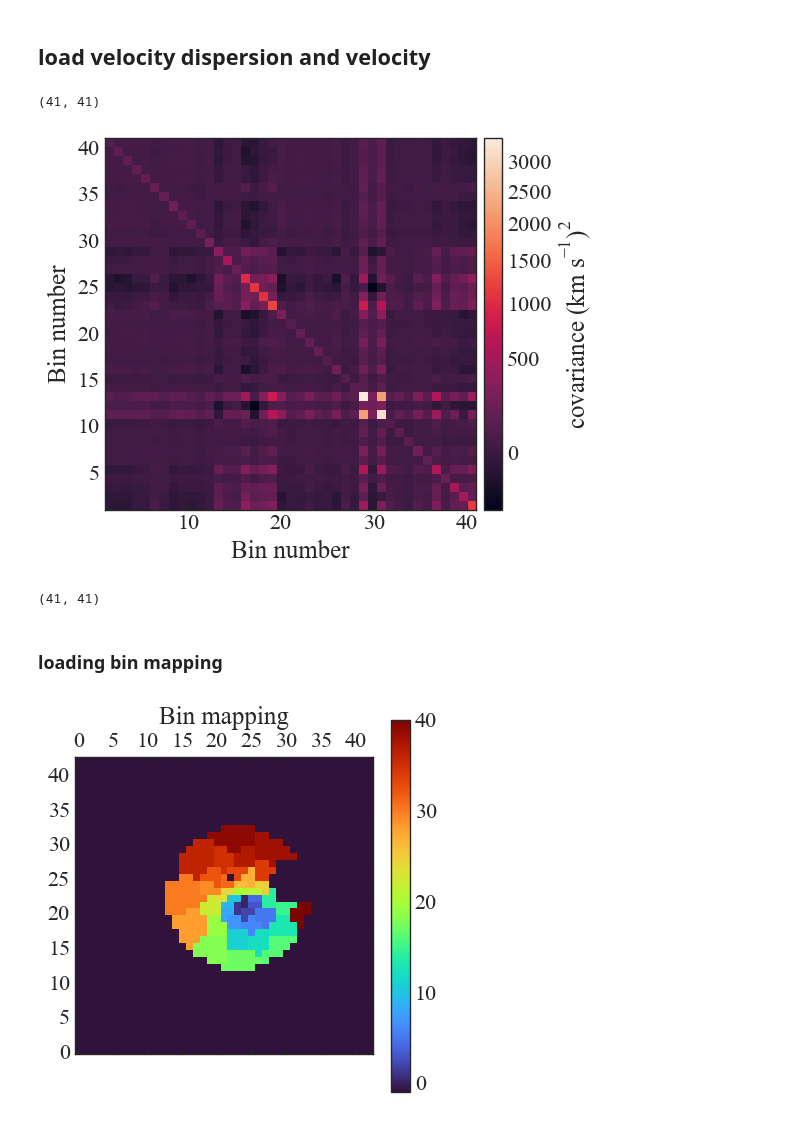
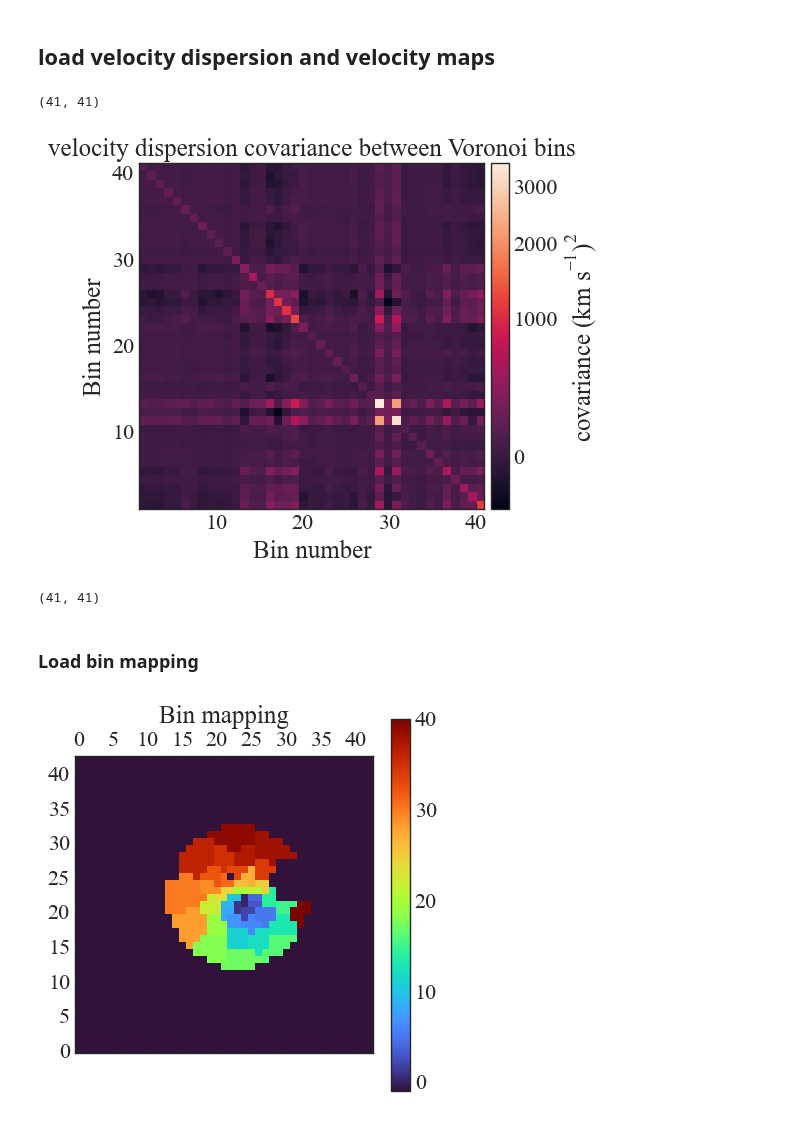
Before and after one commit to TDCOSMO/RXJ1131_KCWI, a Jupyter notebook: Plot kinematic maps, get oblateness probability, radial profile.ipynb, the cells around one changed output. Cells and saved outputs as stored; diff of their text form; code cells hidden in the pictures.

```diff
--- a/Plot kinematic maps, get oblateness probability, radial profile.ipynb
+++ b/Plot kinematic maps, get oblateness probability, radial profile.ipynb
@@ -6,7 +6,7 @@ from tqdm import tqdm_notebook
 from data_util import *
 from plot_util import *
 # %% [markdown]
-## load velocity dispersion and velocity
+## load velocity dispersion and velocity maps
 # %%
 snr_per_bin = 23
 file_id = './data_products/systematic_marginalized_velocity_dispersion_snr_per_bin_{}'.format(snr_per_bin)
@@ -30,40 +30,41 @@ import paperfig as pf
 
 pf.set_fontscale(2.)
 
 norm = simple_norm(covariance, 'sqrt')
 
 fig = plt.figure()
 ax = fig.add_subplot(111)
 
 
 im = ax.imshow((covariance), norm=norm,
                extent=[1, covariance.shape[0], 1, covariance.shape[1]]
               ) #, cmap='gist')
 #plt.colorbar(cbar, label=r'(km/s)${}^2$')
 
 divider = make_axes_locatable(ax)
 cax = divider.append_axes('right', size='5%', pad='2%')
 cbar = fig.colorbar(im, cax=cax, label=r'covariance (km s$^{-1}$)$^{2}$')
 
 ax.set_xlabel('Bin number')
 ax.set_ylabel('Bin number')
 
+ax.set_title('velocity dispersion covariance between Voronoi bins')
 # ax.set_xticks([1, 10, 20, 30, 40])
 # ax.set_yticks([1, 10, 20, 30, 40])
 
 fig.tight_layout()
 
 # fig.savefig('/Users/ajshajib/Dropbox/Papers_Proposals/rxj1131_kcwi/figures/velocity_dispersion_covariance.pdf',
 #             bbox_inches='tight'
 #            )
 # %% [output]
-[figure, old version]
+[figure, new version]
-# %%
-covariance.shape
-# %% [output]
-(41, 41)
+# %%
+covariance.shape
+# %% [output]
+(41, 41)
 # %% [markdown]
-### loading bin mapping
+### Load bin mapping
 # %%
 %matplotlib inline
 
```
Also changed, not shown: parts of 54 cells of this notebook, 1 other file.
